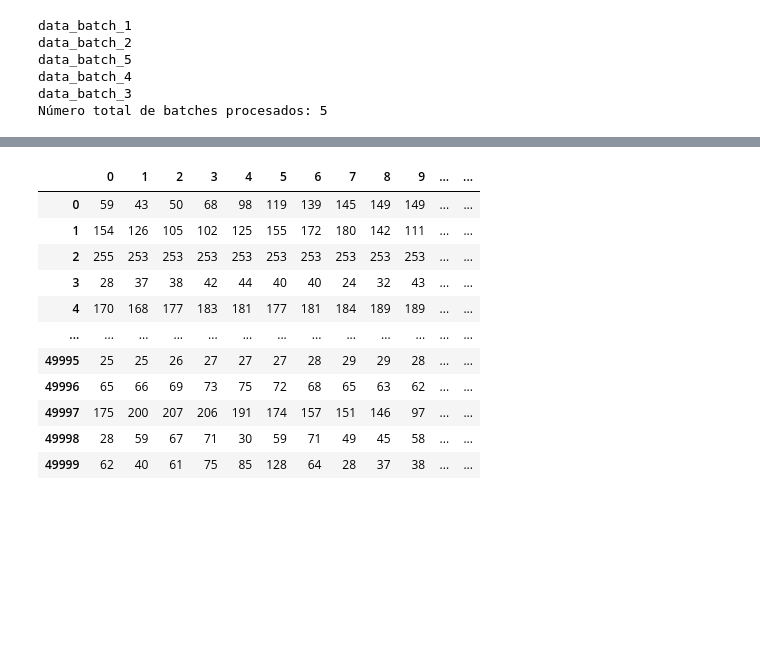
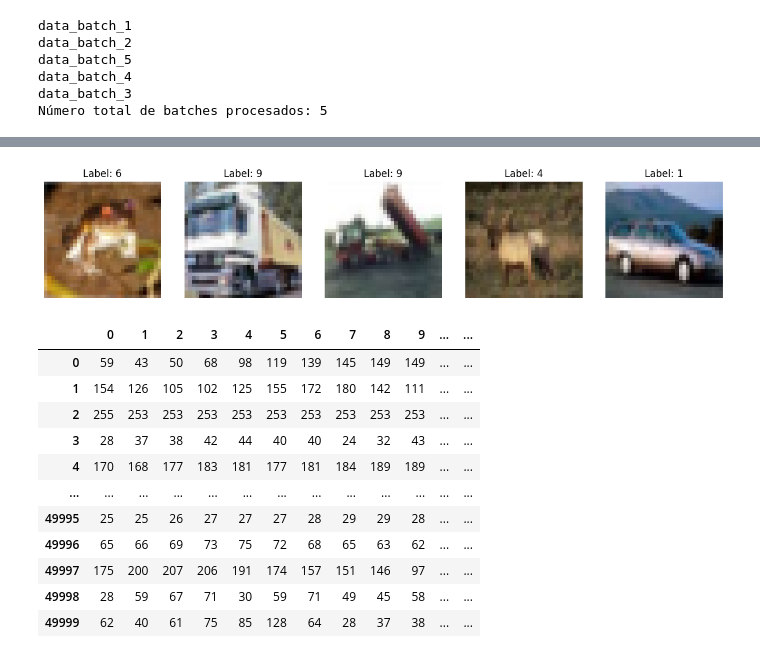
Before and after one commit to tsbedoya/ELE-Machine-Learning, a Jupyter notebook: repo/TheCIFAR-10.ipynb, the cells around one changed output, grey strips where cells are left out. Cells and saved outputs as stored; diff of their text form; code cells hidden in the pictures; blank space fills up the shorter version.

```diff
--- a/repo/TheCIFAR-10.ipynb
+++ b/repo/TheCIFAR-10.ipynb
@@ -83 +51,17 @@ plt.imshow(images[0])
+# %%
+# Función para convertir los datos planos en imágenes de 32x32x3
+def unpack_image(data, index):
+    image = data[index].reshape(3, 32, 32).transpose(1, 2, 0)
+    return image
+
+# Visualizar las primeras 5 imágenes
+fig, axes = plt.subplots(1, 5, figsize=(15, 3))
+for i, ax in enumerate(axes):
+    img = unpack_image(data, i)
+    ax.imshow(img)
+    ax.set_title(f"Label: {labels[i]}")
+    ax.axis('off')
+plt.show()
+# %% [output]
+[figure, added]
 # %%
```
Also changed, not shown: parts of 6 cells of this notebook, 5 other files.
